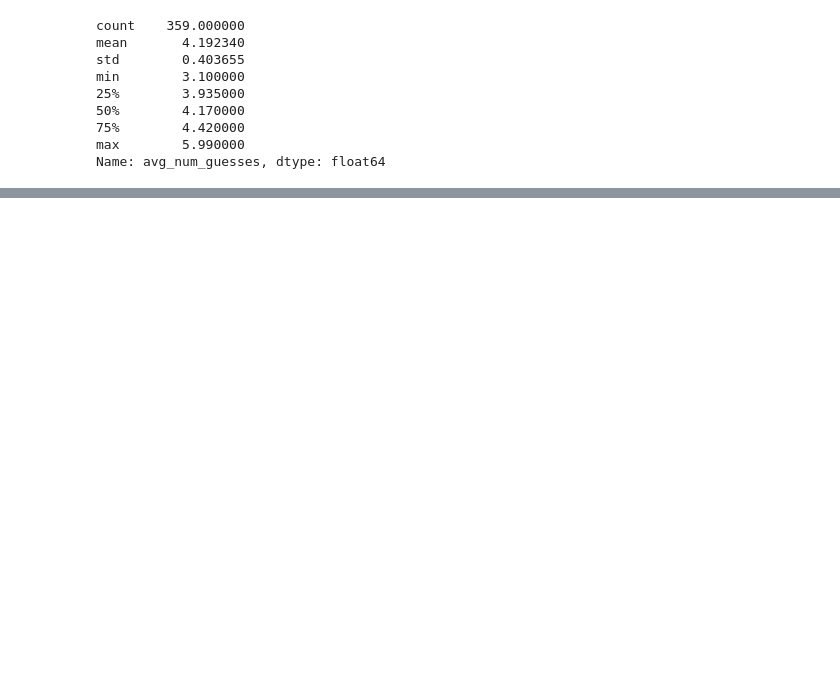
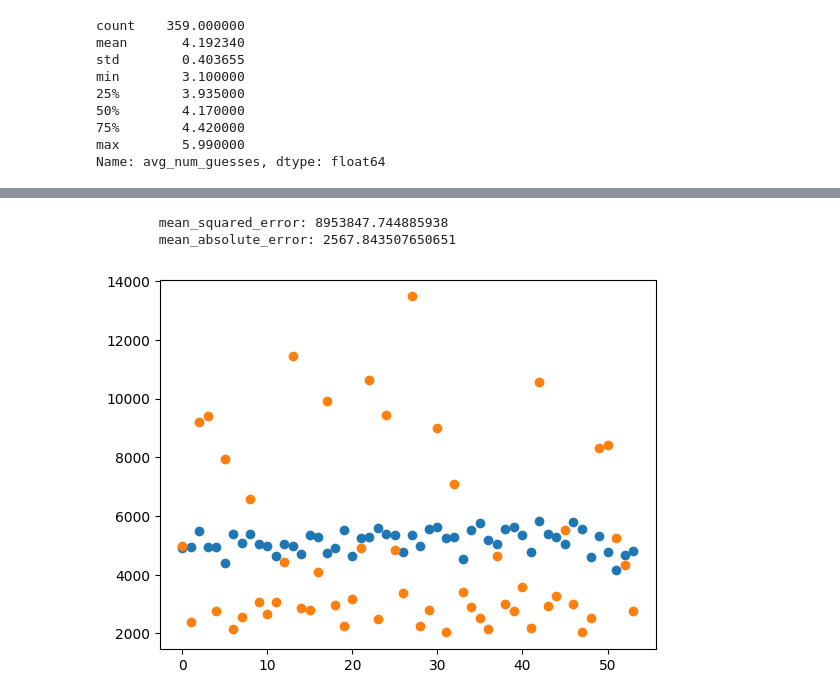
Before and after one commit to carlostbello/COMAP2023, a Jupyter notebook: src/regression.ipynb, the cells around one changed output, grey strips where cells are left out. Drawn from its saved outputs; the diff is of its cells as text; code cells hidden in the pictures; blank space fills up the shorter version.

```diff
--- a/src/regression.ipynb
+++ b/src/regression.ipynb
@@ -256,0 +236,20 @@ plt.show()
+# %%
+X = df[['word_score','letter1_int','letter2_int','letter3_int','letter4_int','letter5_int','day_of_week']]
+y = df[['num_hardmode']]
+
+X_train, X_test, y_train, y_test = train_test_split(X,y,test_size=0.15,random_state=42)
+
+model=LinearRegression()
+model.fit(X_train,y_train)
+preds = model.predict(X_test)
+
+print('\tmean_squared_error:', mean_squared_error(y_test, preds))
+print('\tmean_absolute_error:', mean_absolute_error(y_test, preds))
+
+plt.scatter(range(len(preds)),preds)
+plt.scatter(range(len(preds)),y_test)
+plt.show()
+# %% [output]
+        mean_squared_error: 8953847.744885938
+        mean_absolute_error: 2567.843507650651
+[figure, added]
```
Also changed, not shown: parts of 17 cells of this notebook, 2 other files.
